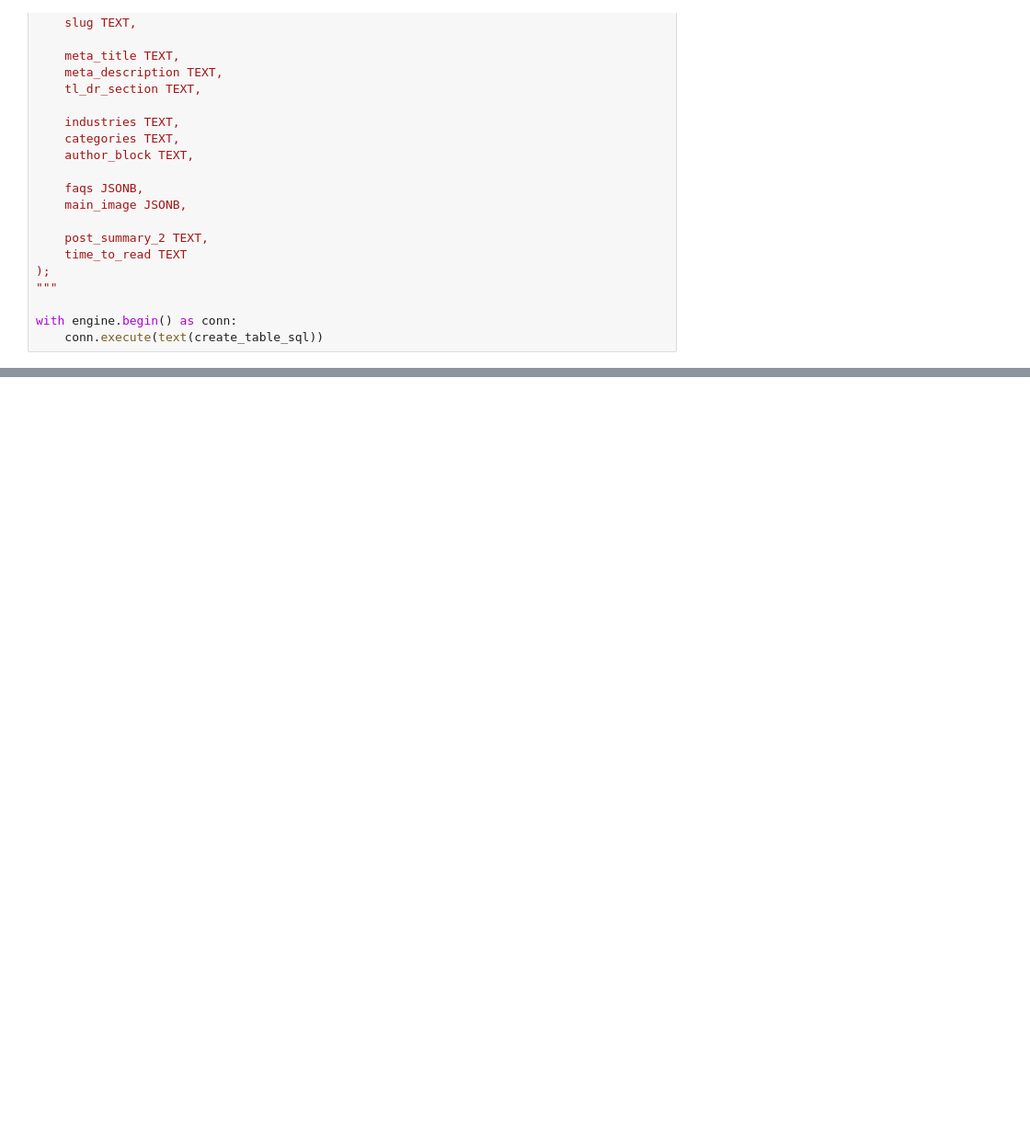
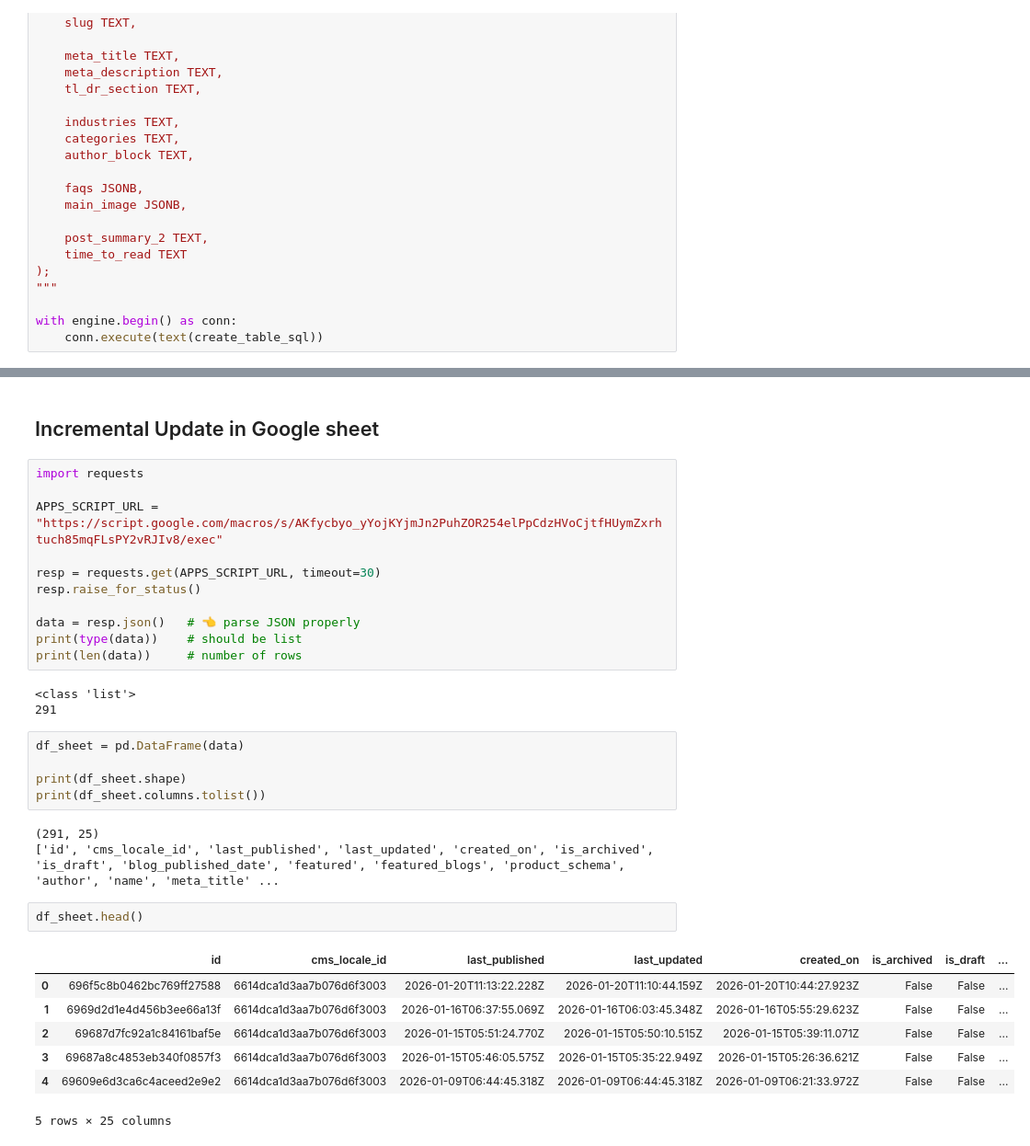
Before and after one commit to ShikharV010/gist_daily_runs, a Jupyter notebook: Webflow_cms_sync.ipynb, the cells around one changed output, grey strips where cells are left out. Shown at 92% size. Drawn from its saved outputs; the diff is of its cells as text; blank space fills up the shorter version.

```diff
--- a/Webflow_cms_sync.ipynb
+++ b/Webflow_cms_sync.ipynb
@@ -256,0 +392,34 @@ Inserted 284 rows.
+# %% [markdown]
+## Incremental Update in Google sheet
+# %%
+import requests
+
+APPS_SCRIPT_URL = "https://script.google.com/macros/s/AKfycbyo_yYojKYjmJn2PuhZOR254elPpCdzHVoCjtfHUymZxrhtuch85mqFLsPY2vRJIv8/exec"
+
+resp = requests.get(APPS_SCRIPT_URL, timeout=30)
+resp.raise_for_status()
+
+data = resp.json()   # 👈 parse JSON properly
+print(type(data))    # should be list
+print(len(data))     # number of rows
+# %% [output]
+<class 'list'>
+291
+# %%
+df_sheet = pd.DataFrame(data)
+
+print(df_sheet.shape)
+print(df_sheet.columns.tolist())
+# %% [output]
+(291, 25)
+['id', 'cms_locale_id', 'last_published', 'last_updated', 'created_on', 'is_archived', 'is_draft', 'blog_published_date', 'featured', 'featured_blogs', 'product_schema', 'author', 'name', 'meta_title' ...
+# %%
+df_sheet.head()
+# %% [output]
+|  | id | cms_locale_id | last_published | last_updated | created_on | is_archived | is_draft | ... |
+| 0 | 696f5c8b0462bc769ff27588 | 6614dca1d3aa7b076d6f3003 | 2026-01-20T11:13:22.228Z | 2026-01-20T11:10:44.159Z | 2026-01-20T10:44:27.923Z | False | False | ... |
+| 1 | 6969d2d1e4d456b3ee66a13f | 6614dca1d3aa7b076d6f3003 | 2026-01-16T06:37:55.069Z | 2026-01-16T06:03:45.348Z | 2026-01-16T05:55:29.623Z | False | False | ... |
+| 2 | 69687d7fc92a1c84161baf5e | 6614dca1d3aa7b076d6f3003 | 2026-01-15T05:51:24.770Z | 2026-01-15T05:50:10.515Z | 2026-01-15T05:39:11.071Z | False | False | ... |
+| 3 | 69687a8c4853eb340f0857f3 | 6614dca1d3aa7b076d6f3003 | 2026-01-15T05:46:05.575Z | 2026-01-15T05:35:22.949Z | 2026-01-15T05:26:36.621Z | False | False | ... |
+| 4 | 69609e6d3ca6c4aceed2e9e2 | 6614dca1d3aa7b076d6f3003 | 2026-01-09T06:44:45.318Z | 2026-01-09T06:44:45.318Z | 2026-01-09T06:21:33.972Z | False | False | ... |
+5 rows × 25 columns
```
Also changed, not shown: parts of 26 cells of this notebook.
